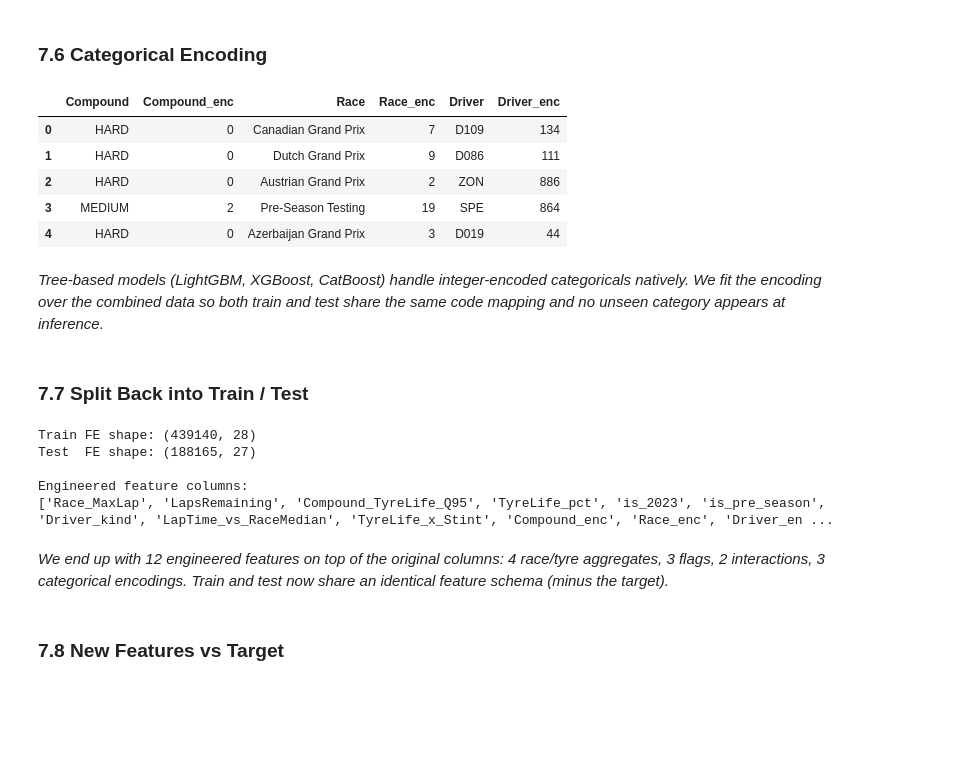
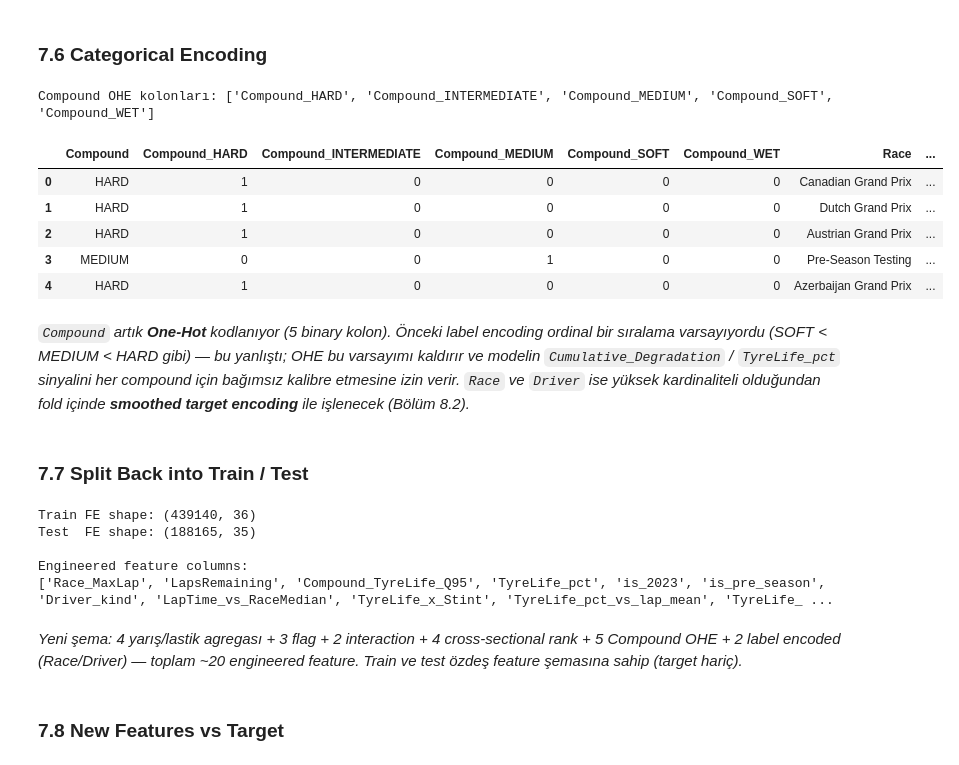
Before and after one commit to kagankorall/My-Kaggle-Works, a Jupyter notebook: Playground Series - F1 Pitstop Prediction/notebook/formula1_pit_stop_prediction.ipynb, the cells around one changed output. Drawn from its saved outputs; the diff is of its cells as text; code cells hidden in the pictures; blank space fills up the shorter version.

```diff
--- a/Playground Series - F1 Pitstop Prediction/notebook/formula1_pit_stop_prediction.ipynb
+++ b/Playground Series - F1 Pitstop Prediction/notebook/formula1_pit_stop_prediction.ipynb
@@ -552,6 +552,17 @@ race_med_laptime = all_df.groupby('Race')['LapTime (s)'].median()
 all_df['LapTime_vs_RaceMedian'] = all_df['LapTime (s)'] / all_df['Race'].map(race_med_laptime)
 all_df['TyreLife_x_Stint']      = all_df['TyreLife'] * all_df['Stint']
 
+# Cross-sectional (same Race + Year + LapNumber) — undercut/overcut signal
+lap_grp = all_df.groupby(['Race', 'Year', 'LapNumber'])
+all_df['TyreLife_pct_vs_lap_mean'] = (
+    all_df['TyreLife_pct'] / lap_grp['TyreLife_pct'].transform('mean')
+)
+all_df['TyreLife_rank_in_lap'] = lap_grp['TyreLife'].rank(pct=True)
+all_df['CumDeg_rank_in_lap']   = lap_grp['Cumulative_Degradation'].rank(pct=True)
+all_df['LapTime_rank_in_lap']  = lap_grp['LapTime (s)'].rank(pct=True)
+
 all_df[['Race', 'LapTime (s)', 'LapTime_vs_RaceMedian',
-        'TyreLife', 'Stint', 'TyreLife_x_Stint']].head()
+        'TyreLife', 'Stint', 'TyreLife_x_Stint',
+        'TyreLife_pct_vs_lap_mean', 'TyreLife_rank_in_lap',
+        'CumDeg_rank_in_lap', 'LapTime_rank_in_lap']].head()
 # %% [output]
@@ -566,19 +577,28 @@ all_df[['Race', 'LapTime (s)', 'LapTime_vs_RaceMedian',
 # %% [markdown]
 ### 7.6 Categorical Encoding
 # %%
-for col in ['Compound', 'Race', 'Driver']:
+# Compound: One-Hot Encoding (low cardinality, ordinal varsayımı yok)
+compound_dummies = pd.get_dummies(all_df['Compound'], prefix='Compound').astype(int)
+all_df = pd.concat([all_df, compound_dummies], axis=1)
+
+# Race, Driver: yüksek kardinaliteli — fold içinde target encoding ile değiştirilecek;
+# label kodları sadece referans/diagnostic için tutuluyor.
+for col in ['Race', 'Driver']:
     all_df[col + '_enc'] = all_df[col].astype('category').cat.codes
 
-all_df[['Compound', 'Compound_enc', 'Race', 'Race_enc', 'Driver', 'Driver_enc']].head()
+compound_ohe_cols = compound_dummies.columns.tolist()
+print('Compound OHE kolonları:', compound_ohe_cols)
+all_df[['Compound'] + compound_ohe_cols + ['Race', 'Race_enc', 'Driver', 'Driver_enc']].head()
 # %% [output]
+Compound OHE kolonları: ['Compound_HARD', 'Compound_INTERMEDIATE', 'Compound_MEDIUM', 'Compound_SOFT', 'Compound_WET']
-|  | Compound | Compound_enc | Race | Race_enc | Driver | Driver_enc |
-| 0 | HARD | 0 | Canadian Grand Prix | 7 | D109 | 134 |
-| 1 | HARD | 0 | Dutch Grand Prix | 9 | D086 | 111 |
-| 2 | HARD | 0 | Austrian Grand Prix | 2 | ZON | 886 |
-| 3 | MEDIUM | 2 | Pre-Season Testing | 19 | SPE | 864 |
-| 4 | HARD | 0 | Azerbaijan Grand Prix | 3 | D019 | 44 |
+|  | Compound | Compound_HARD | Compound_INTERMEDIATE | Compound_MEDIUM | Compound_SOFT | Compound_WET | Race | ... |
+| 0 | HARD | 1 | 0 | 0 | 0 | 0 | Canadian Grand Prix | ... |
+| 1 | HARD | 1 | 0 | 0 | 0 | 0 | Dutch Grand Prix | ... |
+| 2 | HARD | 1 | 0 | 0 | 0 | 0 | Austrian Grand Prix | ... |
+| 3 | MEDIUM | 0 | 0 | 1 | 0 | 0 | Pre-Season Testing | ... |
+| 4 | HARD | 1 | 0 | 0 | 0 | 0 | Azerbaijan Grand Prix | ... |
 # %% [markdown]
-*Tree-based models (LightGBM, XGBoost, CatBoost) handle integer-encoded categoricals natively. We fit the encoding over the combined data so both train and test share the same code mapping and no unseen category appears at inference.*
+*`Compound` artık **One-Hot** kodlanıyor (5 binary kolon). Önceki label encoding ordinal bir sıralama varsayıyordu (SOFT < MEDIUM < HARD gibi) — bu yanlıştı; OHE bu varsayımı kaldırır ve modelin `Cumulative_Degradation` / `TyreLife_pct` sinyalini her compound için bağımsız kalibre etmesine izin verir. `Race` ve `Driver` ise yüksek kardinaliteli olduğundan fold içinde **smoothed target encoding** ile işlenecek (Bölüm 8.2).*
 # %% [markdown]
 ### 7.7 Split Back into Train / Test
 # %%
@@ -590,20 +610,25 @@ test_fe  = (all_df[all_df['_split'] == 'test']
 print(f'Train FE shape: {train_fe.shape}')
 print(f'Test  FE shape: {test_fe.shape}')
 
+compound_ohe_cols = [c for c in train_fe.columns
+                     if c.startswith('Compound_') and c != 'Compound_TyreLife_Q95']
+
 new_features = ['Race_MaxLap', 'LapsRemaining', 'Compound_TyreLife_Q95', 'TyreLife_pct',
                 'is_2023', 'is_pre_season', 'Driver_kind',
                 'LapTime_vs_RaceMedian', 'TyreLife_x_Stint',
-                'Compound_enc', 'Race_enc', 'Driver_enc']
+                'TyreLife_pct_vs_lap_mean', 'TyreLife_rank_in_lap',
+                'CumDeg_rank_in_lap', 'LapTime_rank_in_lap',
+                ] + compound_ohe_cols + ['Race_enc', 'Driver_enc']
 print('\nEngineered feature columns:')
 print(new_features)
 # %% [output]
-Train FE shape: (439140, 28)
-Test  FE shape: (188165, 27)
+Train FE shape: (439140, 36)
+Test  FE shape: (188165, 35)
 
 Engineered feature columns:
-['Race_MaxLap', 'LapsRemaining', 'Compound_TyreLife_Q95', 'TyreLife_pct', 'is_2023', 'is_pre_season', 'Driver_kind', 'LapTime_vs_RaceMedian', 'TyreLife_x_Stint', 'Compound_enc', 'Race_enc', 'Driver_en ...
+['Race_MaxLap', 'LapsRemaining', 'Compound_TyreLife_Q95', 'TyreLife_pct', 'is_2023', 'is_pre_season', 'Driver_kind', 'LapTime_vs_RaceMedian', 'TyreLife_x_Stint', 'TyreLife_pct_vs_lap_mean', 'TyreLife_ ...
 # %% [markdown]
-*We end up with 12 engineered features on top of the original columns: 4 race/tyre aggregates, 3 flags, 2 interactions, 3 categorical encodings. Train and test now share an identical feature schema (minus the target).*
+*Yeni şema: 4 yarış/lastik agregası + 3 flag + 2 interaction + 4 cross-sectional rank + 5 Compound OHE + 2 label encoded (Race/Driver) — toplam ~20 engineered feature. Train ve test özdeş feature şemasına sahip (target hariç).*
 # %% [markdown]
 ### 7.8 New Features vs Target
 # %%
```
Also changed, not shown: parts of 28 cells of this notebook, 10 other files.
